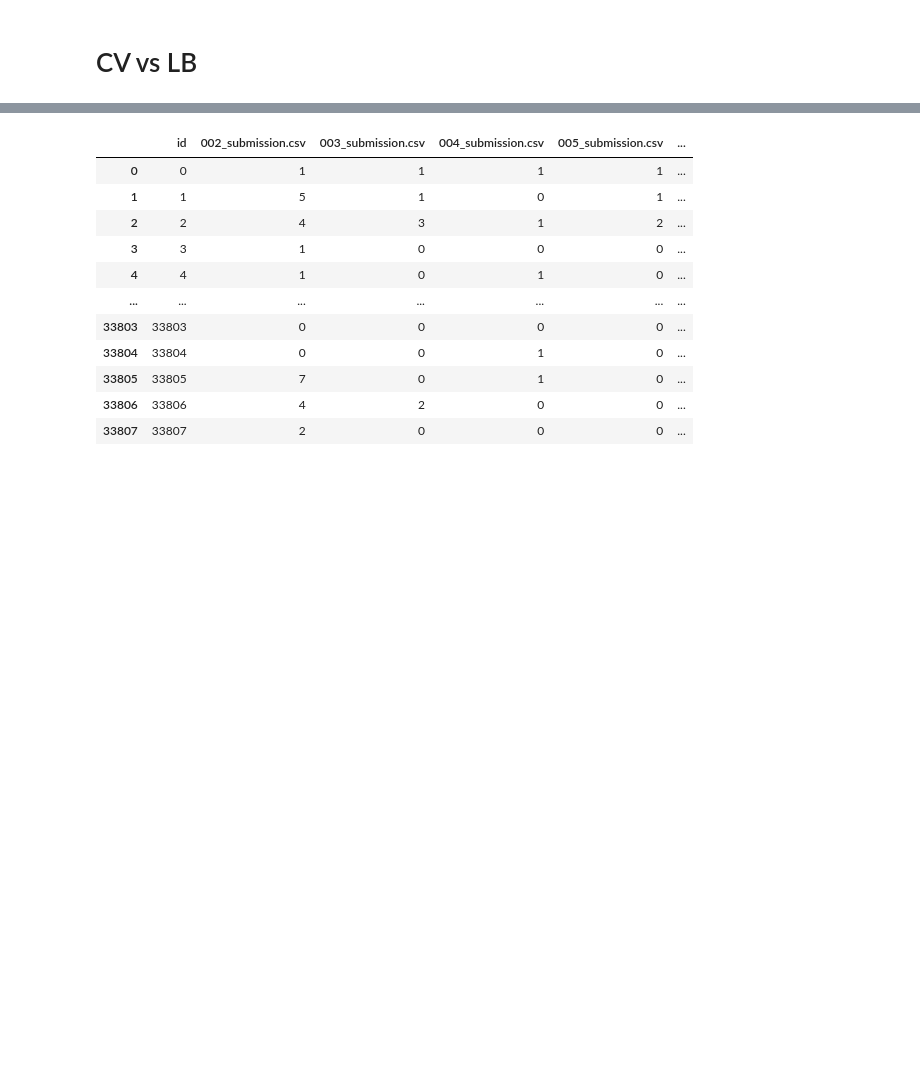
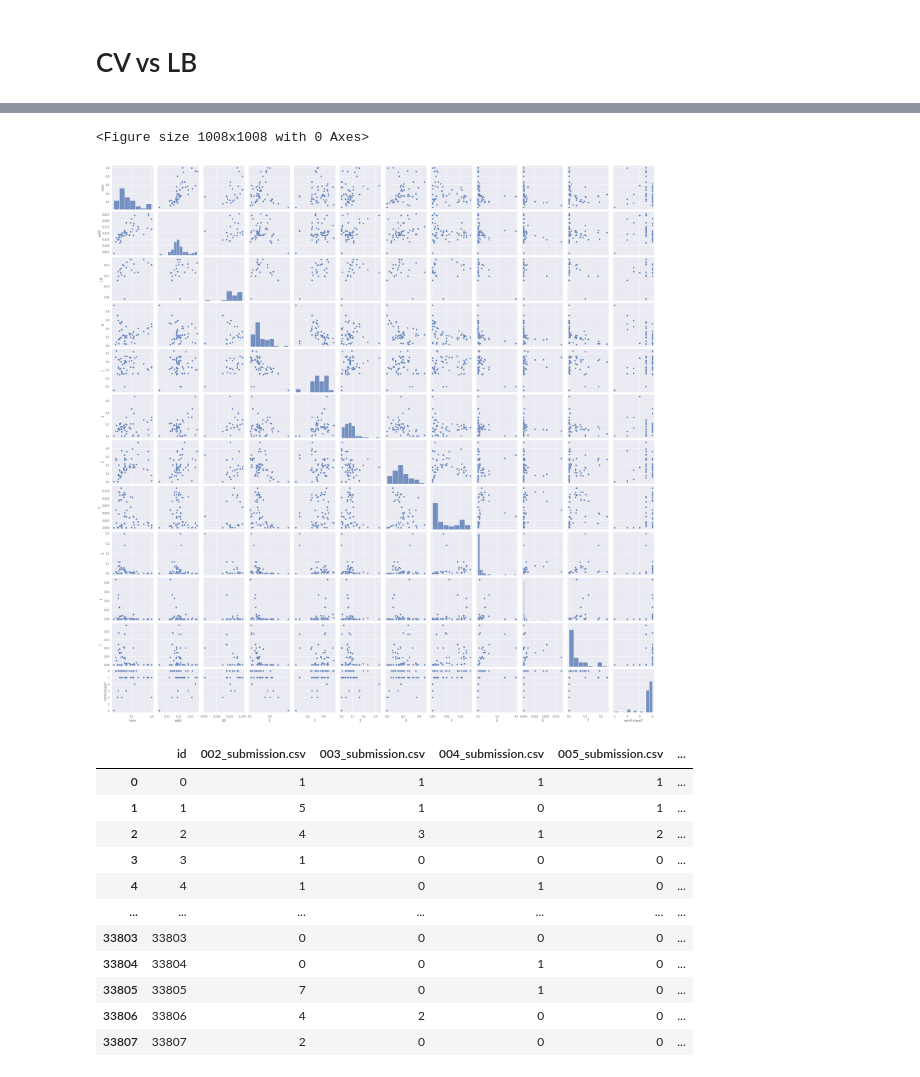
Before and after one commit to Quvotha/probspace-npb, a Jupyter notebook: experiments/Note.ipynb, the cells around one changed output, grey strips where cells are left out. Drawn from its saved outputs; the diff is of its cells as text; code cells hidden in the pictures; blank space fills up the shorter version.

```diff
--- a/experiments/Note.ipynb
+++ b/experiments/Note.ipynb
@@ -69,3 +85,10 @@ submissions
+# %%
+fig = plt.figure(figsize=(14., 14.))
+sns.pairplot(submissions.query('filename != "008_submission.csv"'))
+sns.despine()
+# %% [output]
+<Figure size 1008x1008 with 0 Axes>
+[figure, added]
 # %%
 subs
 # %% [output]
```
Also changed, not shown: parts of 31 cells of this notebook, 19 other files.
